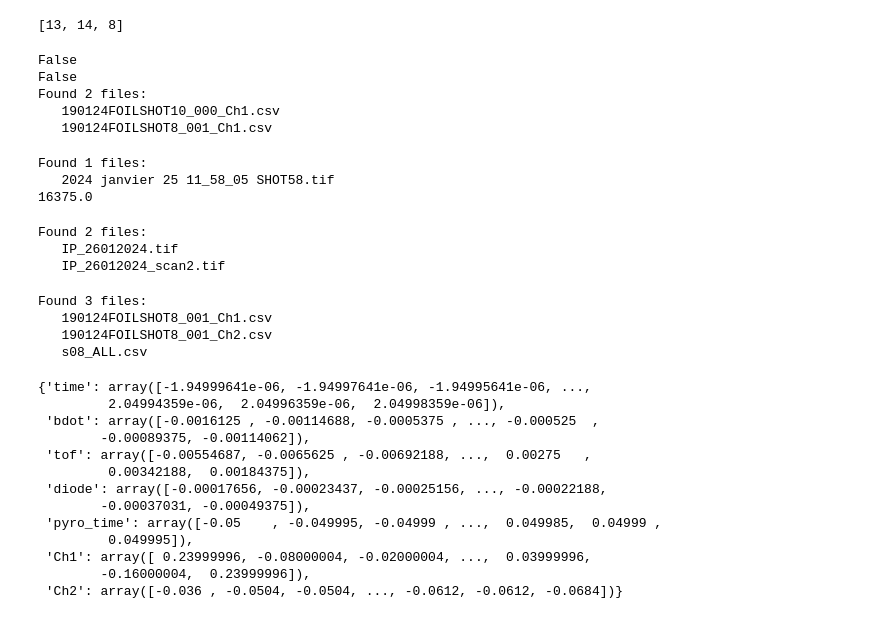
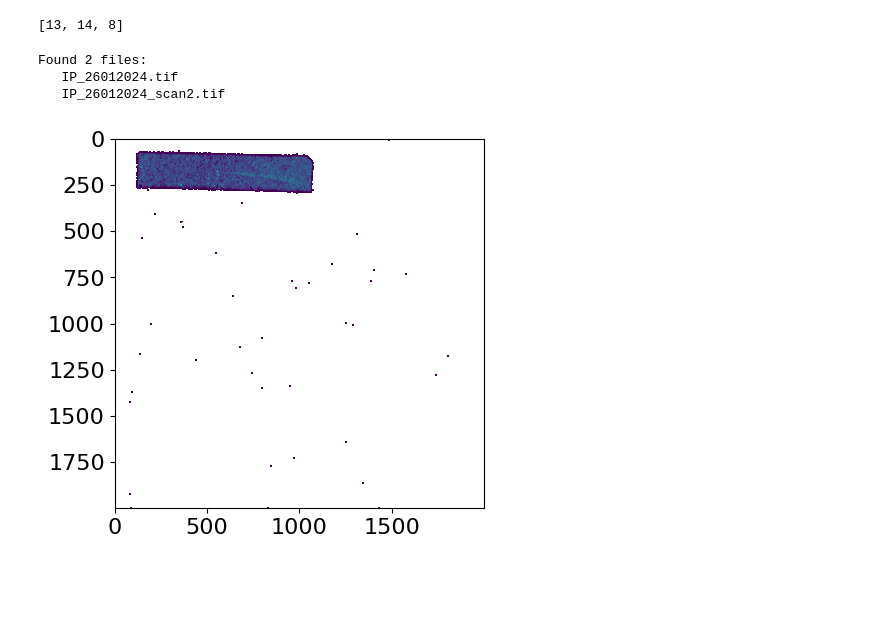
Before and after one commit to Jammi-Dodgers/celia_analysis, a Jupyter notebook: CELIA_ANALYSIS.ipynb, the cells around one changed output. Cells and saved outputs as stored; diff of their text form; code cells hidden in the pictures; blank space fills up the shorter version.

Commit message:
Investigating xray and espec

```diff
--- a/CELIA_ANALYSIS.ipynb
+++ b/CELIA_ANALYSIS.ipynb
@@ -62,7 +63,7 @@ def read_data(shot, silent= False):
 
     return dictionary
 
-def read_lots_of_data(shots, requested_data, silent= False): #read_data is too slow because it reads all files
+def read_lots_of_data(shots, requested_data, silent= False): #read_data is too slow because it reads all files. Sorry that this is messy. The're a lot of regex codes and list comprehentions.
     relitive_path = "data\\"
     file_names = os.listdir(relitive_path) # lists out the names of all files in the working directory
     shots = np.array([str(shot) for shot in shots])
@@ -90,9 +91,11 @@ def read_lots_of_data(shots, requested_data, silent= False): #read_data is too s
         raw = [True if "raw" in filtered_file_name else False for filtered_file_name in filtered_file_names]
         if requested_data == "xray":
             filtered_file_names = np.array(filtered_file_names)[np.logical_not(raw)]
+            shot_no = np.array(shot_no)[np.logical_not(raw)]
         else:
             filtered_file_names = np.array(filtered_file_names)[raw]
-        for n in range(len(filtered_file_names)): # should only be 2 files
+            shot_no = np.array(shot_no)[raw]
+        for n in range(len(filtered_file_names)):
             dictionary[shot_no[n]] = np.array(Image.open(relitive_path+filtered_file_names[n]))
 
     elif requested_data == "espec":
@@ -109,46 +112,17 @@ def read_lots_of_data(shots, requested_data, silent= False): #read_data is too s
         [print("   " + filtered_file_name) for filtered_file_name in filtered_file_names]
 
     return dictionary # dict with the shot number as keys :)
-# %%
-gentecs = read_lots_of_data([1,2,8,10,42,58], "Ch1")
-# %% [output]
-False
-False
-Found 2 files:
-   190124FOILSHOT10_000_Ch1.csv
-   190124FOILSHOT8_001_Ch1.csv
-# %%
-xray_images = read_lots_of_data([1,2,8,10,42,58], "xray")
-xray_image = xray_images[58]
-xray_max = np.max(xray_image)
-print(xray_max)
-# %% [output]
-Found 1 files:
-   2024 janvier 25 11_58_05 SHOT58.tif
-16375.0
-# %%
-epecs = read_lots_of_data([], "espec")
-# %% [output]
-Found 2 files:
-   IP_26012024.tif
-   IP_26012024_scan2.tif
-# %%
-read_data(8)
-# %% [output]
-Found 3 files:
-   190124FOILSHOT8_001_Ch1.csv
-   190124FOILSHOT8_001_Ch2.csv
-   s08_ALL.csv
-{'time': array([-1.94999641e-06, -1.94997641e-06, -1.94995641e-06, ...,
-         2.04994359e-06,  2.04996359e-06,  2.04998359e-06]),
- 'bdot': array([-0.0016125 , -0.00114688, -0.0005375 , ..., -0.000525  ,
-        -0.00089375, -0.00114062]),
- 'tof': array([-0.00554687, -0.0065625 , -0.00692188, ...,  0.00275   ,
-         0.00342188,  0.00184375]),
- 'diode': array([-0.00017656, -0.00023437, -0.00025156, ..., -0.00022188,
-        -0.00037031, -0.00049375]),
- 'pyro_time': array([-0.05    , -0.049995, -0.04999 , ...,  0.049985,  0.04999 ,
-         0.049995]),
- 'Ch1': array([ 0.23999996, -0.08000004, -0.02000004, ...,  0.03999996,
-        -0.16000004,  0.23999996]),
- 'Ch2': array([-0.036 , -0.0504, -0.0504, ..., -0.0612, -0.0612, -0.0684])}
+# %%
+especs = read_lots_of_data([], "espec")
+espec = list(especs.values())[0]
+
+###How should I crop it?
+# %% [output]
+Found 2 files:
+   IP_26012024.tif
+   IP_26012024_scan2.tif
+# %%
+plt.imshow(espec, norm= "log")
+plt.show()
+# %% [output]
+[figure, added]
```
Also changed, not shown: parts of 8 cells of this notebook.
